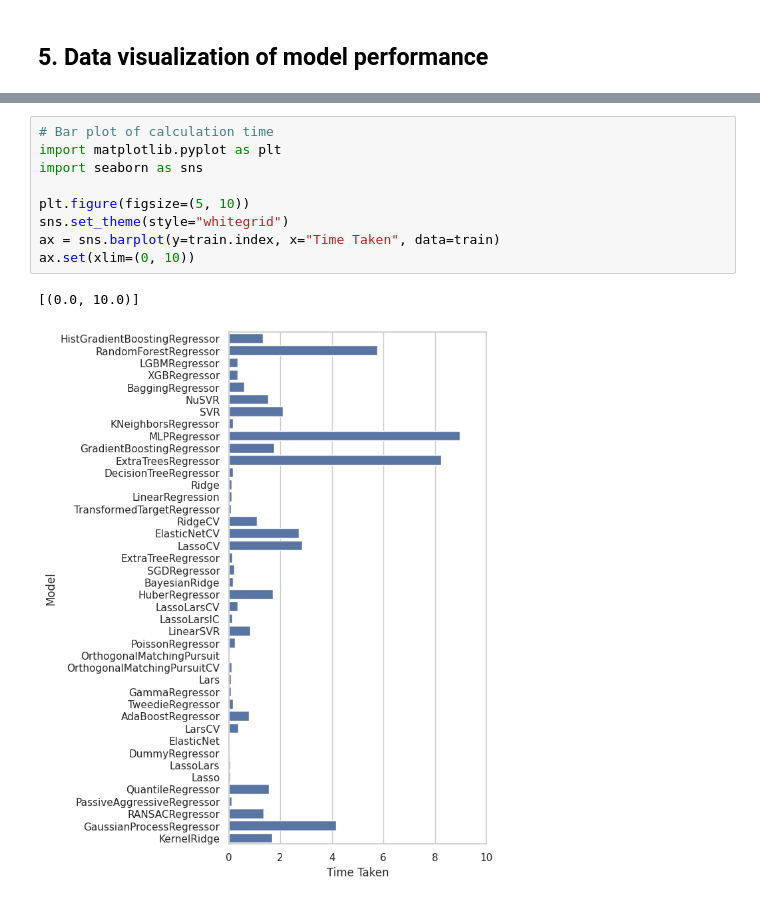
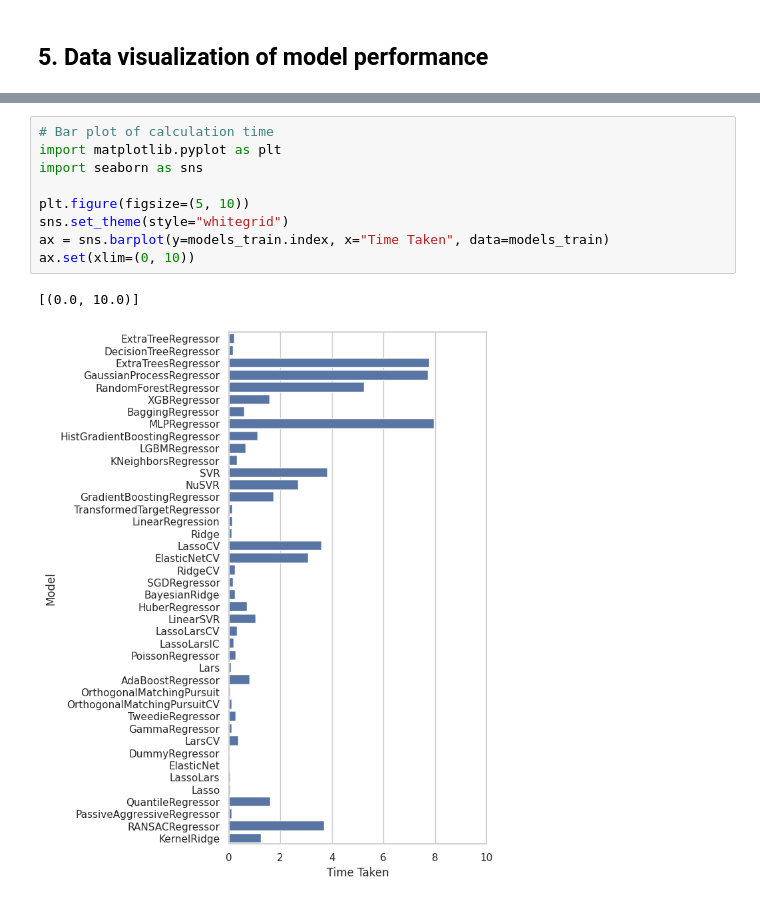
Before and after one commit to df57-star/FirstRepo, a Jupyter notebook: bioinformatics_freecodecamp/CDD_ML_Part_5_Acetylcholinesterase_Compare_Regressors.ipynb, the cells around one changed output, grey strips where cells are left out. Saved outputs shown, nothing was run; the diff lists cells and outputs as text.

Commit message:
Added CDD_ML_Part_5 with completely runs cells and data visualization of models_train and models_test performance

```diff
--- a/bioinformatics_freecodecamp/CDD_ML_Part_5_Acetylcholinesterase_Compare_Regressors.ipynb
+++ b/bioinformatics_freecodecamp/CDD_ML_Part_5_Acetylcholinesterase_Compare_Regressors.ipynb
@@ -127,12 +161,12 @@ ax.set(xlim=(0, 10))
 # %%
 # Bar plot of calculation time
 import matplotlib.pyplot as plt
 import seaborn as sns
 
 plt.figure(figsize=(5, 10))
 sns.set_theme(style="whitegrid")
-ax = sns.barplot(y=train.index, x="Time Taken", data=train)
+ax = sns.barplot(y=models_train.index, x="Time Taken", data=models_train)
 ax.set(xlim=(0, 10))
 # %% [output]
 [(0.0, 10.0)]
-[figure, old version]
+[figure, new version]
```
Also changed, not shown: parts of 10 cells of this notebook.
